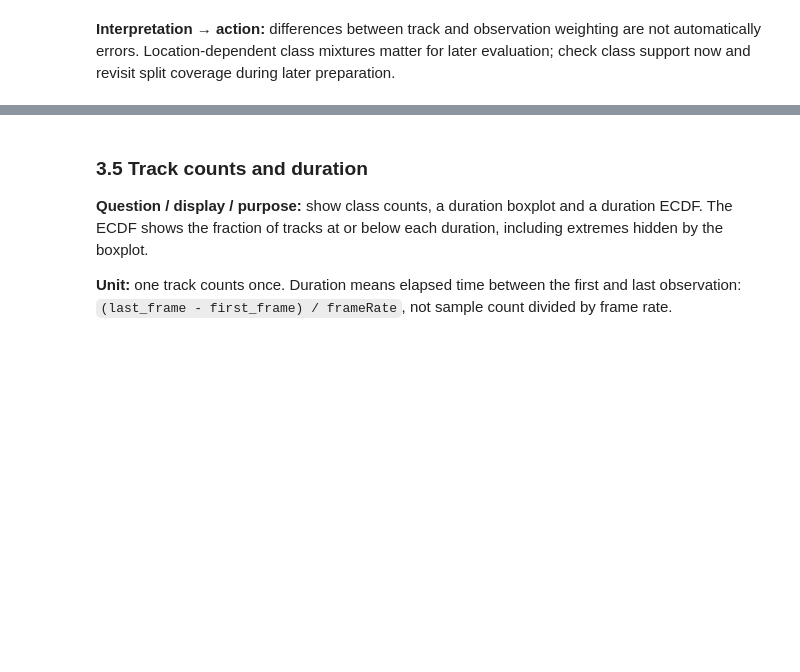
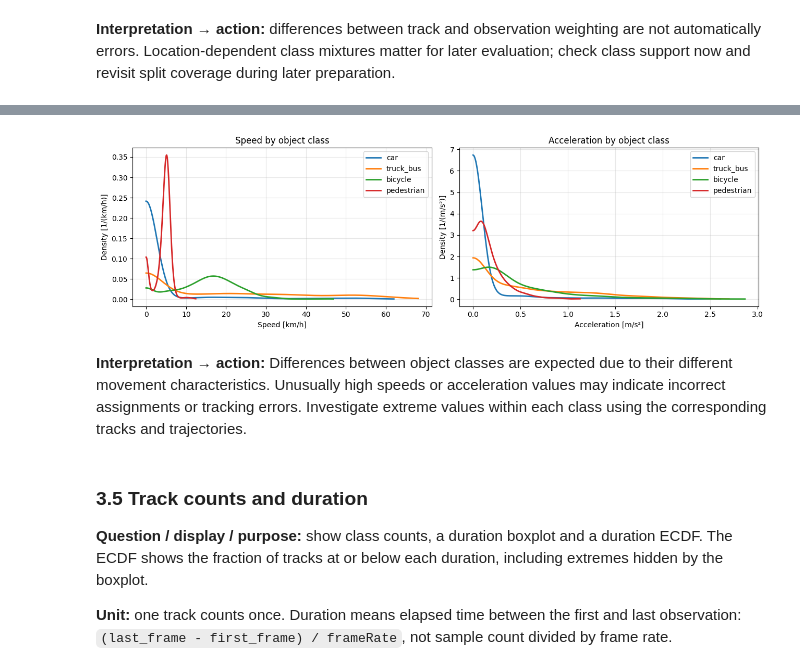
Before and after one commit to web-hannes/ai-infrastructure-p1a, a Jupyter notebook: inD_project_notebook_phase_structure.ipynb, the cells around one changed output, grey strips where cells are left out. Saved outputs shown, nothing was run; the diff lists cells and outputs as text; code cells hidden in the pictures; blank space fills up the shorter version.

Commit message:
added speed/acceleration distrubtions by class diagram

```diff
--- a/inD_project_notebook_phase_structure.ipynb
+++ b/inD_project_notebook_phase_structure.ipynb
@@ -589,6 +612,7 @@ for recording_id in RECORDINGS:
     data = add_labels_and_time(tracks, meta, recording)
     speeds = data[['class_name']].copy()
     speeds['speed_kmh'] = np.hypot(data['xVelocity'], data['yVelocity']) * 3.6
+    speeds['acceleration'] = np.hypot(data['xAcceleration'], data['yAcceleration'])
     speed_data.append(speeds)
     location_id = int(recording.locationId)
 
@@ -845,3 +875,35 @@ display(inventory.groupby('locationId').agg(recordings=('recordingId', 'nunique'
+# %%
+# Combine observations from all recordings.
+motion_data = pd.concat(speed_data, ignore_index=True)
+
+fig, axes = plt.subplots(1, 2, figsize=(13, 4))
+
+for cls in CLASS_ORDER:
+    group = motion_data[motion_data["class_name"] == cls]
+    if group.empty:
+        continue
+    plot_density(axes[0], group["speed_kmh"], cls, 0.5)
+    plot_density(axes[1], group["acceleration"], cls, 0.05)
+axes[0].set(
+    title="Speed by object class",
+    xlabel="Speed [km/h]",
+    ylabel="Density [1/(km/h)]"
+)
+axes[1].set(
+    title="Acceleration by object class",
+    xlabel="Acceleration [m/s²]",
+    ylabel="Density [1/(m/s²)]"
+)
+for ax in axes:
+    ax.legend()
+    ax.grid(alpha=0.3)
+
+plt.tight_layout()
+plt.show()
+# %% [output]
+[figure, added]
+# %% [markdown]
+**Interpretation → action:** Differences between object classes are expected due to their different movement characteristics. Unusually high speeds or acceleration values may indicate incorrect assignments or tracking errors. Investigate extreme values within each class using the corresponding tracks and trajectories.
 # %% [markdown]
 ### 3.5 Track counts and duration
 
```
Also changed, not shown: parts of 2 cells of this notebook.
